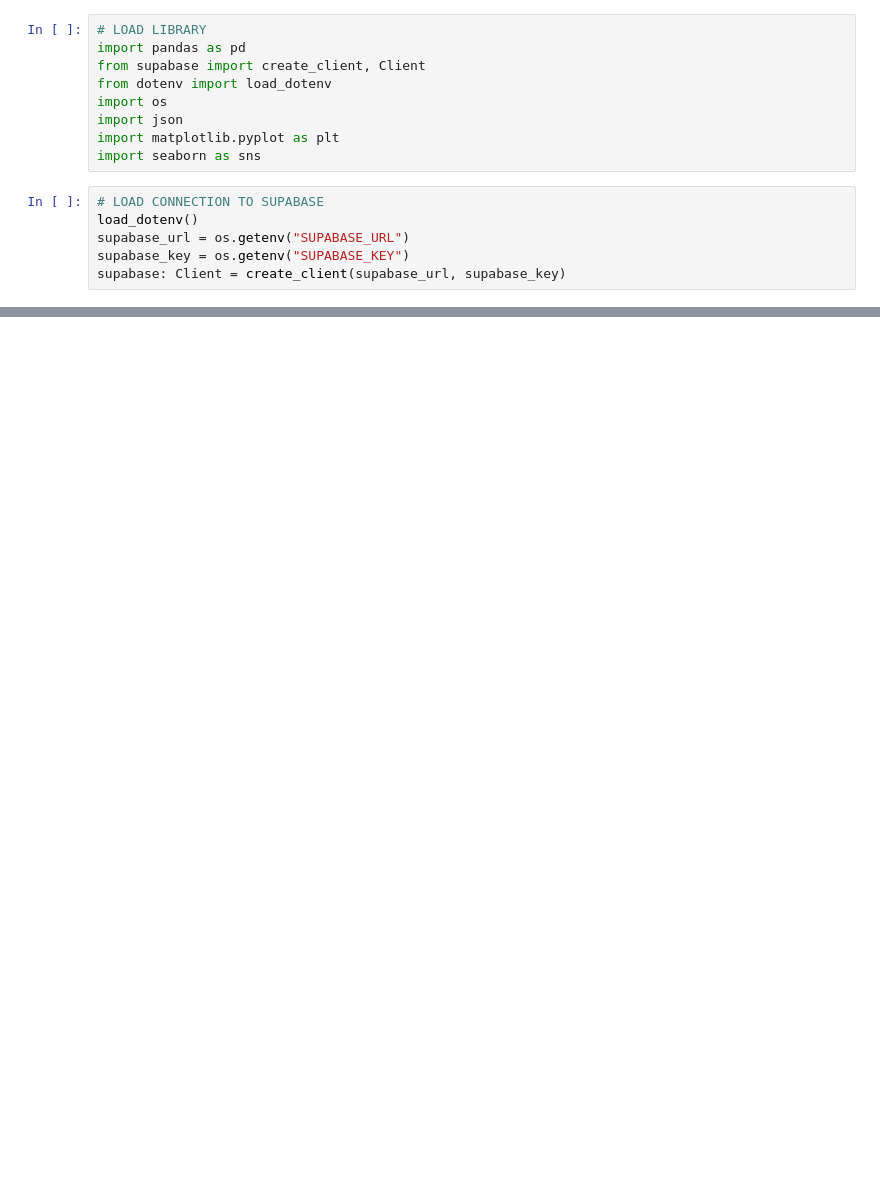
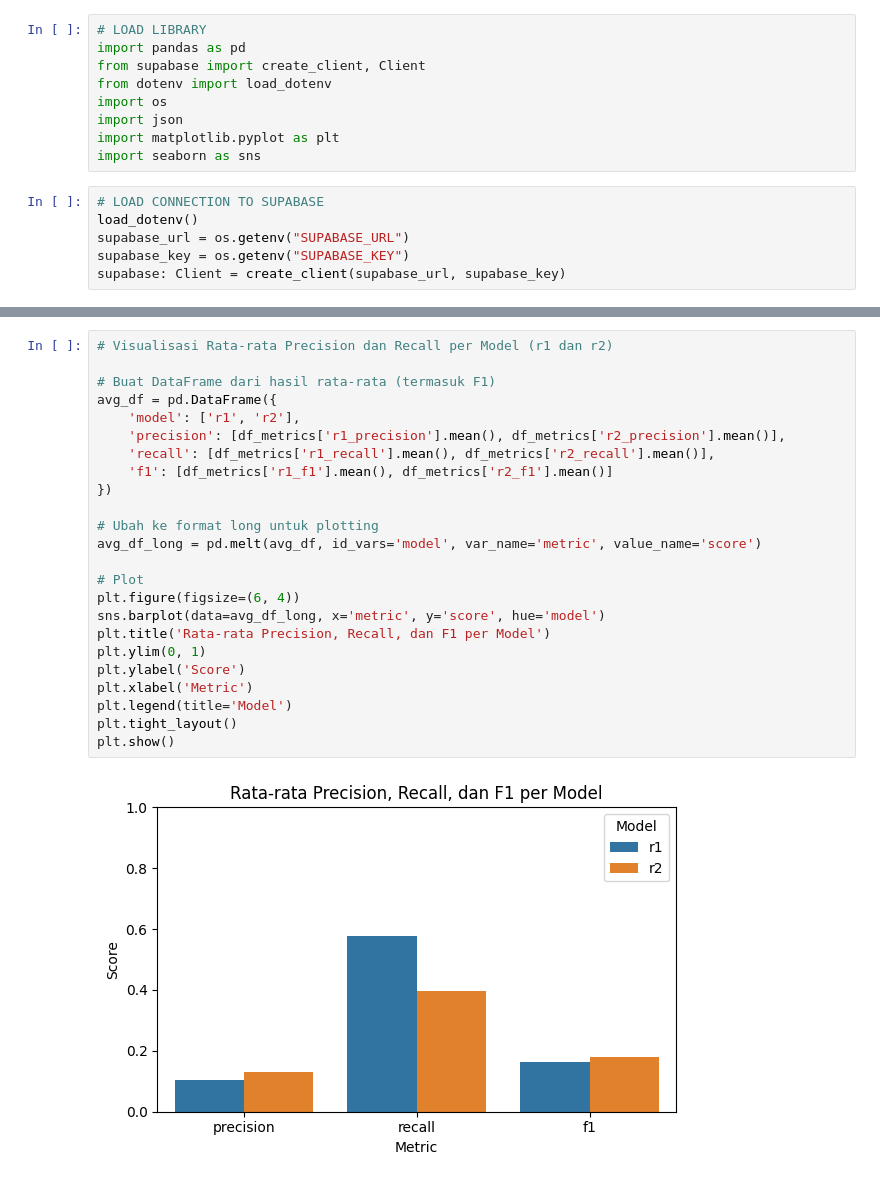
Before and after one commit to 337ubaid/quran-indo, a Jupyter notebook: indosbert/pengujian.ipynb, the cells around one changed output, grey strips where cells are left out. Saved outputs shown, nothing was run; the diff lists cells and outputs as text; blank space fills up the shorter version.

```diff
--- a/indosbert/pengujian.ipynb
+++ b/indosbert/pengujian.ipynb
@@ -112,0 +249,26 @@ plt.show()
+# %%
+# Visualisasi Rata-rata Precision dan Recall per Model (r1 dan r2)
+
+# Buat DataFrame dari hasil rata-rata (termasuk F1)
+avg_df = pd.DataFrame({
+    'model': ['r1', 'r2'],
+    'precision': [df_metrics['r1_precision'].mean(), df_metrics['r2_precision'].mean()],
+    'recall': [df_metrics['r1_recall'].mean(), df_metrics['r2_recall'].mean()],
+    'f1': [df_metrics['r1_f1'].mean(), df_metrics['r2_f1'].mean()]
+})
+
+# Ubah ke format long untuk plotting
+avg_df_long = pd.melt(avg_df, id_vars='model', var_name='metric', value_name='score')
+
+# Plot
+plt.figure(figsize=(6, 4))
+sns.barplot(data=avg_df_long, x='metric', y='score', hue='model')
+plt.title('Rata-rata Precision, Recall, dan F1 per Model')
+plt.ylim(0, 1)
+plt.ylabel('Score')
+plt.xlabel('Metric')
+plt.legend(title='Model')
+plt.tight_layout()
+plt.show()
+# %% [output]
+[figure, added]
```
Also changed, not shown: parts of 16 cells of this notebook, 5 other files.
